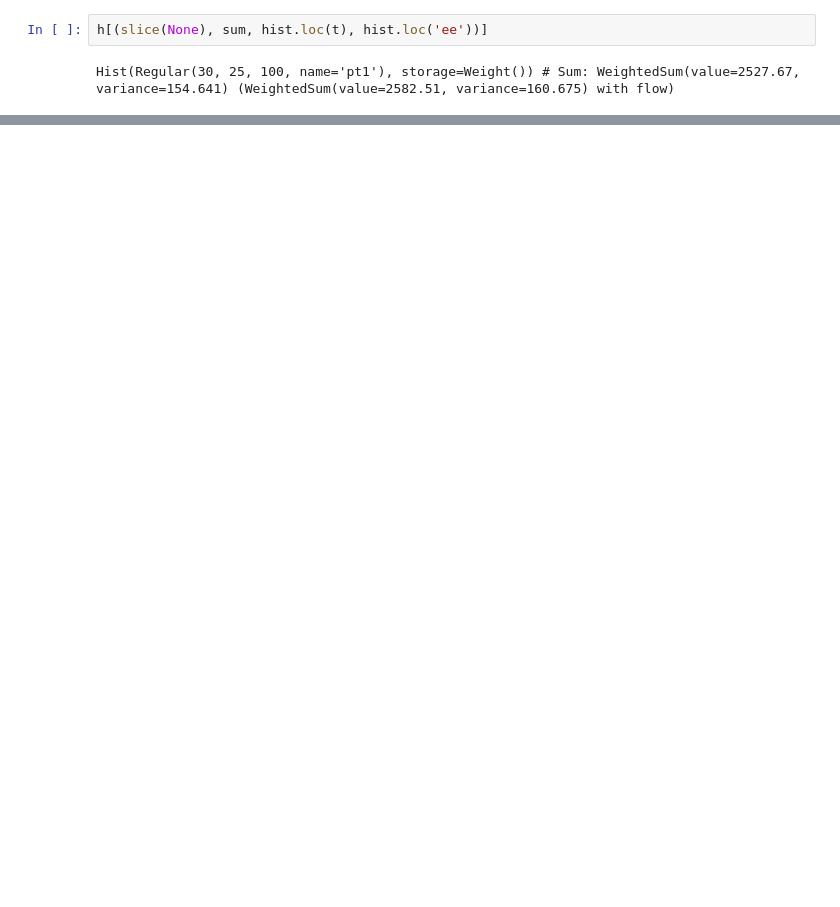
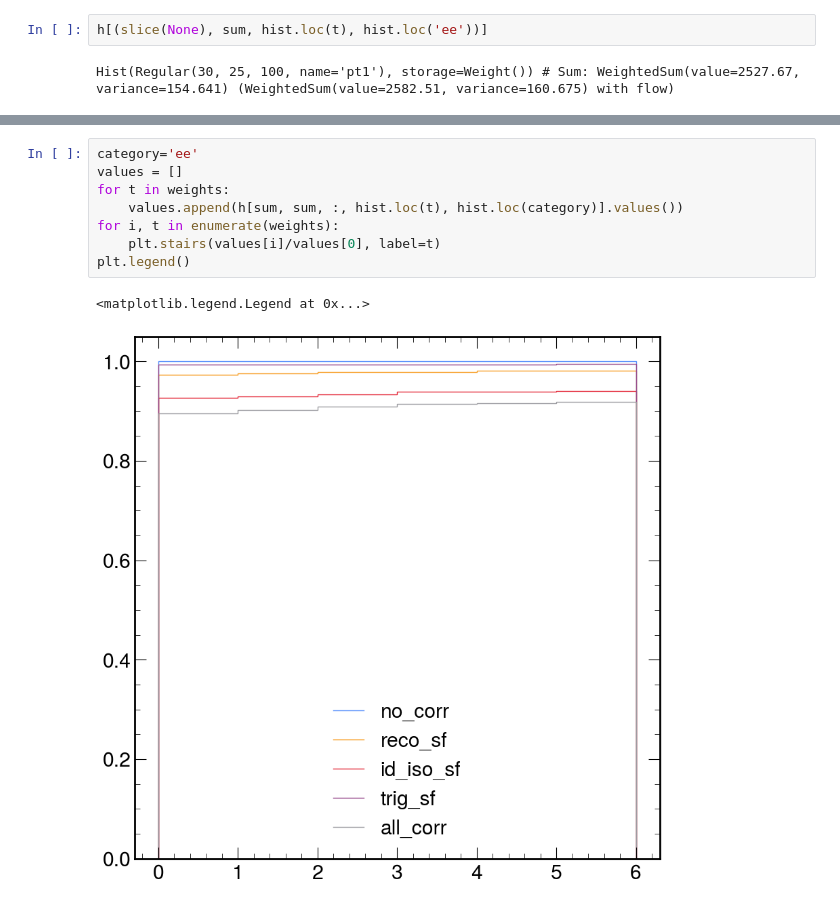
Before and after one commit to acmbulla/my_processor, a Jupyter notebook: notebooks/variations1.ipynb, the cells around one changed output, grey strips where cells are left out. Drawn from its saved outputs; the diff is of its cells as text; blank space fills up the shorter version.

```diff
--- a/notebooks/variations1.ipynb
+++ b/notebooks/variations1.ipynb
@@ -283,0 +288,11 @@ for i_var, variable in enumerate(histos):
+# %%
+category='ee'
+values = []
+for t in weights:
+    values.append(h[sum, sum, :, hist.loc(t), hist.loc(category)].values())
+for i, t in enumerate(weights):
+    plt.stairs(values[i]/values[0], label=t)
+plt.legend()
+# %% [output]
+<matplotlib.legend.Legend at 0x...>
+[figure, added]
```
Also changed, not shown: parts of 7 cells of this notebook, 18 other files.
